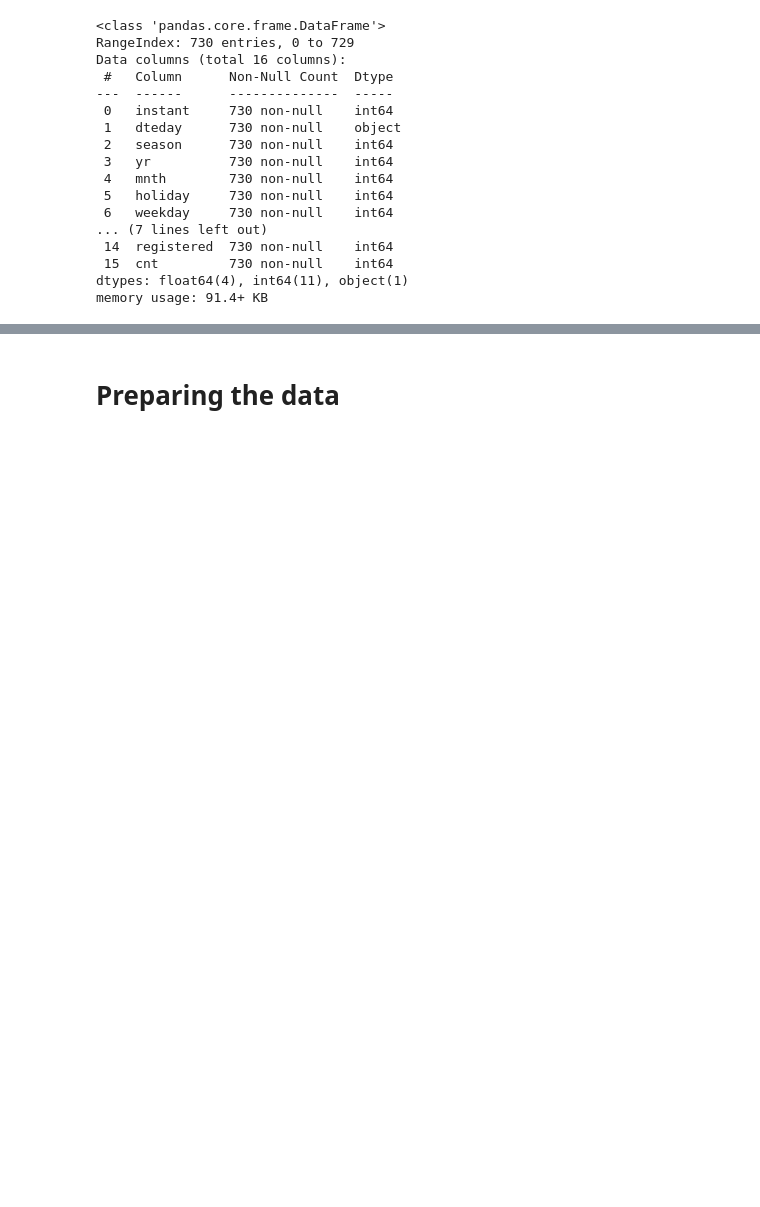
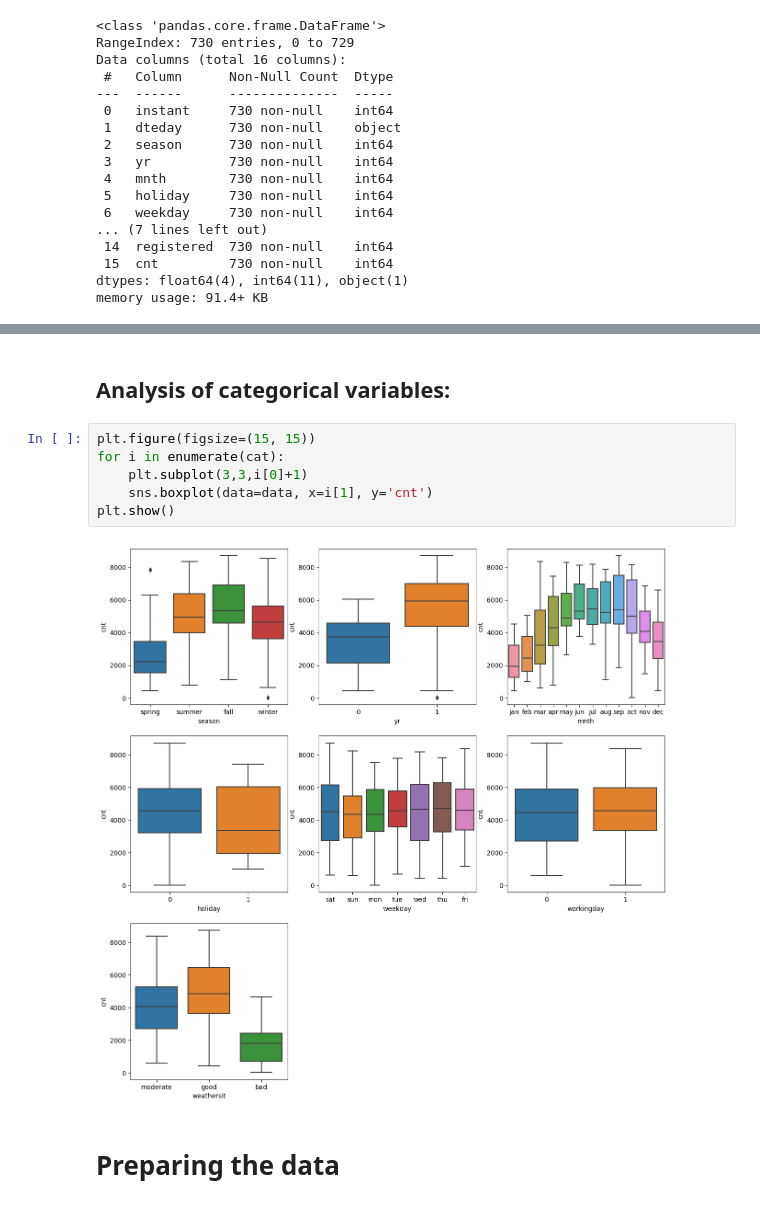
Before and after one commit to Debnath-Goutam/Bike-Sharing, a Jupyter notebook: Bike-Sharing/Bike-Sharing.ipynb, the cells around one changed output, grey strips where cells are left out. Drawn from its saved outputs; the diff is of its cells as text; blank space fills up the shorter version.

```diff
--- a/Bike-Sharing/Bike-Sharing.ipynb
+++ b/Bike-Sharing/Bike-Sharing.ipynb
@@ -98,3 +117,13 @@ data.head(10)
+# %% [markdown]
+## Analysis of categorical variables:
+# %%
+plt.figure(figsize=(15, 15))
+for i in enumerate(cat):
+    plt.subplot(3,3,i[0]+1)
+    sns.boxplot(data=data, x=i[1], y='cnt')
+plt.show()
+# %% [output]
+[figure, added]
 # %% [markdown]
 # Preparing the data
 # %% [markdown]
```
Also changed, not shown: parts of 30 cells of this notebook, 3 other files.
